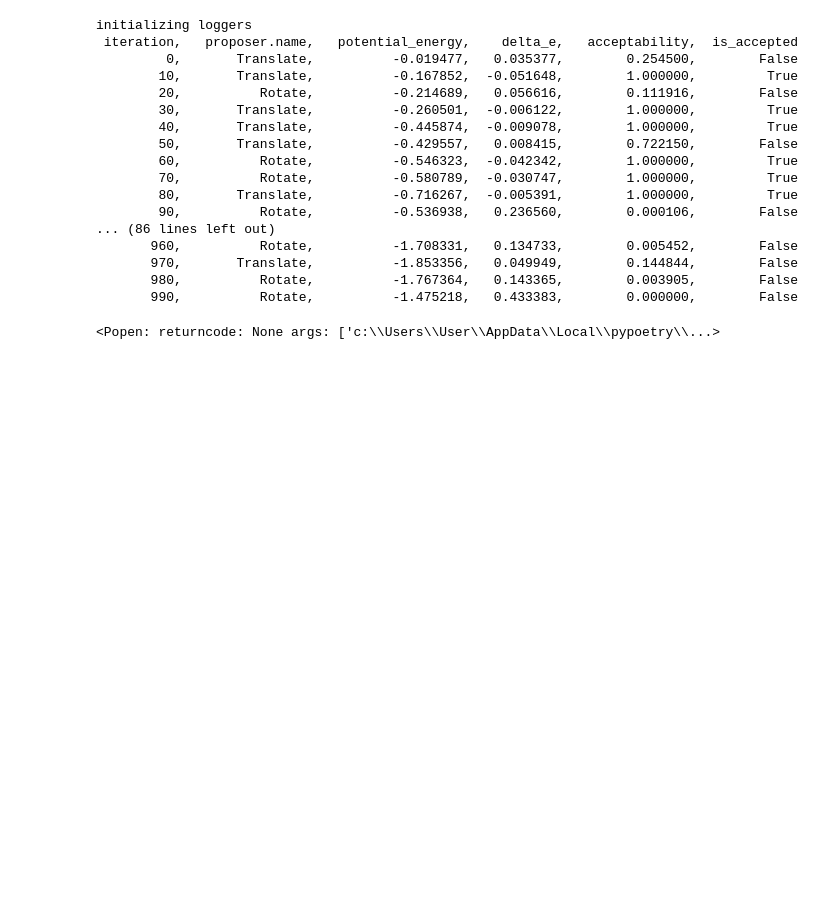
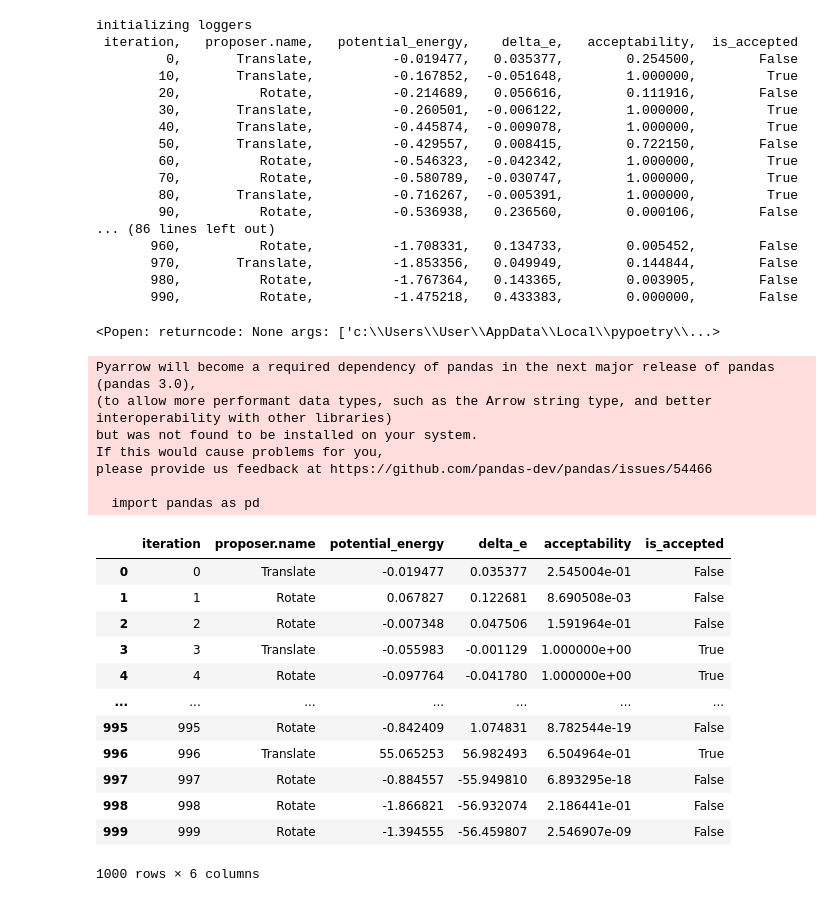
Before and after one commit to thi-ra/asetil, a Jupyter notebook: example/example1_water_alignment.ipynb, the cells around one changed output. Saved outputs shown, nothing was run; the diff lists cells and outputs as text; code cells hidden in the pictures; blank space fills up the shorter version.

```diff
--- a/example/example1_water_alignment.ipynb
+++ b/example/example1_water_alignment.ipynb
@@ -67,3 +66,30 @@ initializing loggers
 view(ret)
 # %% [output]
 <Popen: returncode: None args: ['c:\\Users\\User\\AppData\\Local\\pypoetry\\...>
+# %%
+import pandas as pd
+import matplotlib.pyplot as plt
+log, columns = loggers[2].get_log(with_columns=True)
+df = pd.DataFrame(log, columns=columns)
+df
+# %% [output]
+Pyarrow will become a required dependency of pandas in the next major release of pandas (pandas 3.0),
+(to allow more performant data types, such as the Arrow string type, and better interoperability with other libraries)
+but was not found to be installed on your system.
+If this would cause problems for you,
+please provide us feedback at https://github.com/pandas-dev/pandas/issues/54466
+
+  import pandas as pd
+|  | iteration | proposer.name | potential_energy | delta_e | acceptability | is_accepted |
+| 0 | 0 | Translate | -0.019477 | 0.035377 | 2.545004e-01 | False |
+| 1 | 1 | Rotate | 0.067827 | 0.122681 | 8.690508e-03 | False |
+| 2 | 2 | Rotate | -0.007348 | 0.047506 | 1.591964e-01 | False |
+| 3 | 3 | Translate | -0.055983 | -0.001129 | 1.000000e+00 | True |
+| 4 | 4 | Rotate | -0.097764 | -0.041780 | 1.000000e+00 | True |
+| ... | ... | ... | ... | ... | ... | ... |
+| 995 | 995 | Rotate | -0.842409 | 1.074831 | 8.782544e-19 | False |
+| 996 | 996 | Translate | 55.065253 | 56.982493 | 6.504964e-01 | True |
+| 997 | 997 | Rotate | -0.884557 | -55.949810 | 6.893295e-18 | False |
+| 998 | 998 | Rotate | -1.866821 | -56.932074 | 2.186441e-01 | False |
+| 999 | 999 | Rotate | -1.394555 | -56.459807 | 2.546907e-09 | False |
+1000 rows × 6 columns
```
Also changed, not shown: parts of 4 cells of this notebook.
